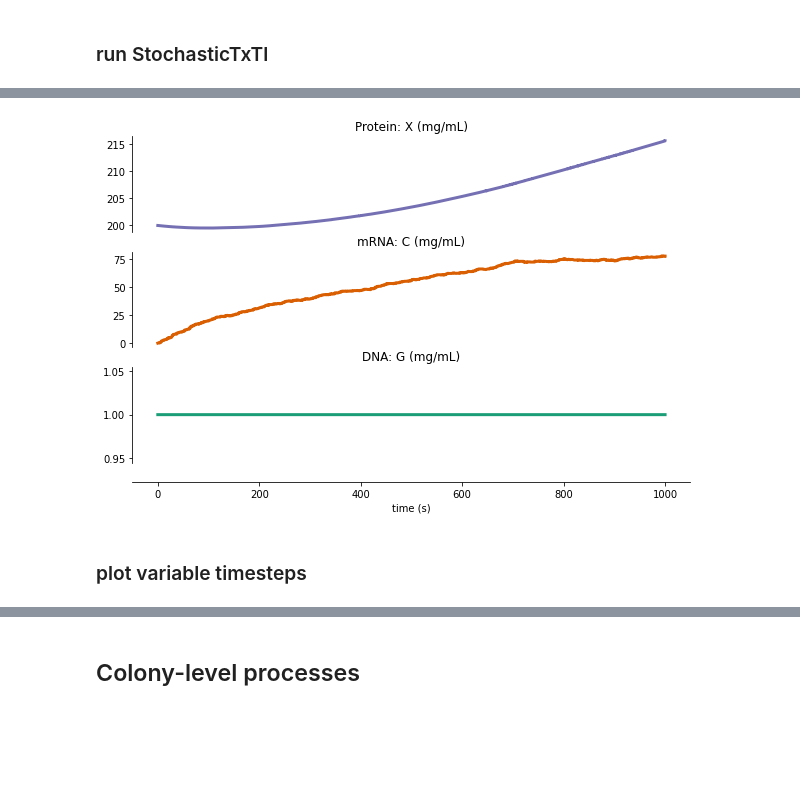
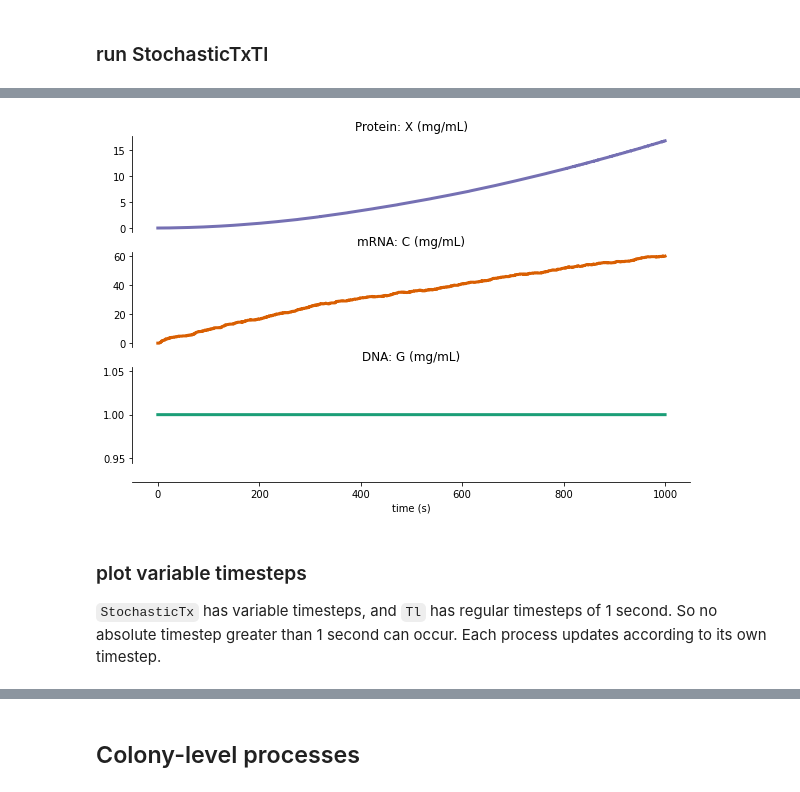
Before and after one commit to vivarium-collective/vivarium-notebooks, a Jupyter notebook: notebooks/Vivarium_interface_basics.ipynb, the cells around one changed output, grey strips where cells are left out. Cells and saved outputs as stored; diff of their text form; code cells hidden in the pictures; blank space fills up the shorter version.

```diff
--- a/notebooks/Vivarium_interface_basics.ipynb
+++ b/notebooks/Vivarium_interface_basics.ipynb
@@ -651,7 +671,7 @@ mw_config = {'C': 1e8 * units.g / units.mol}
 
 class StochasticTxTl(Composer):
     defaults = {
-        'stochastic_Tx': {'time_step': 1},
+        'stochastic_Tx': {},
         'Tl': {'time_step': 1},
         'concs': {
             'molecular_weights': mw_config}}
@@ -694,7 +714,19 @@ Writing out/stochastic_txtl_topology.pdf
 ### run StochasticTxTl
 # %%
 exp_settings = {
-    'experiment_id': 'stochastic_txtl'}
+    'settings': {
+        'experiment_id': 'stochastic_txtl'},
+    'initial_state': {
+            'DNA\n(mg/mL)': {
+                'G': 1.0
+            },
+            'mRNA\n(counts)': {
+                'C': 0.0
+            },
+            'Protein\n(mg/mL)': {
+                'X': 0.0 * units.mg / units.mL
+            }}}
+
 
 stoch_plot_config = {
     'variables':[
@@ -715,7 +747,7 @@ stoch_plot_config = {
     **plot_var_config}
 # %%
 # make the experiment
-stoch_experiment = composer_in_experiment(stochastic_txtl, exp_settings)
+stoch_experiment = composer_in_experiment(stochastic_txtl, **exp_settings)
 
 # simulate and retrieve the data
 stoch_experiment.update(1000)
@@ -730,7 +762,8 @@ Completed in 0.864189 seconds
 Writing out/stochastic_txtl_output.pdf
-[figure, old version]
+[figure, new version]
-# %% [markdown]
-### plot variable timesteps
+# %% [markdown]
+### plot variable timesteps
+`StochasticTx` has variable timesteps, and `Tl` has regular timesteps of 1 second. So no absolute timestep greater than 1 second can occur. Each process updates according to its own timestep.
 # %%
 times = stochastic_txtl_output['time']
 
```
Also changed, not shown: parts of 14 cells of this notebook.
